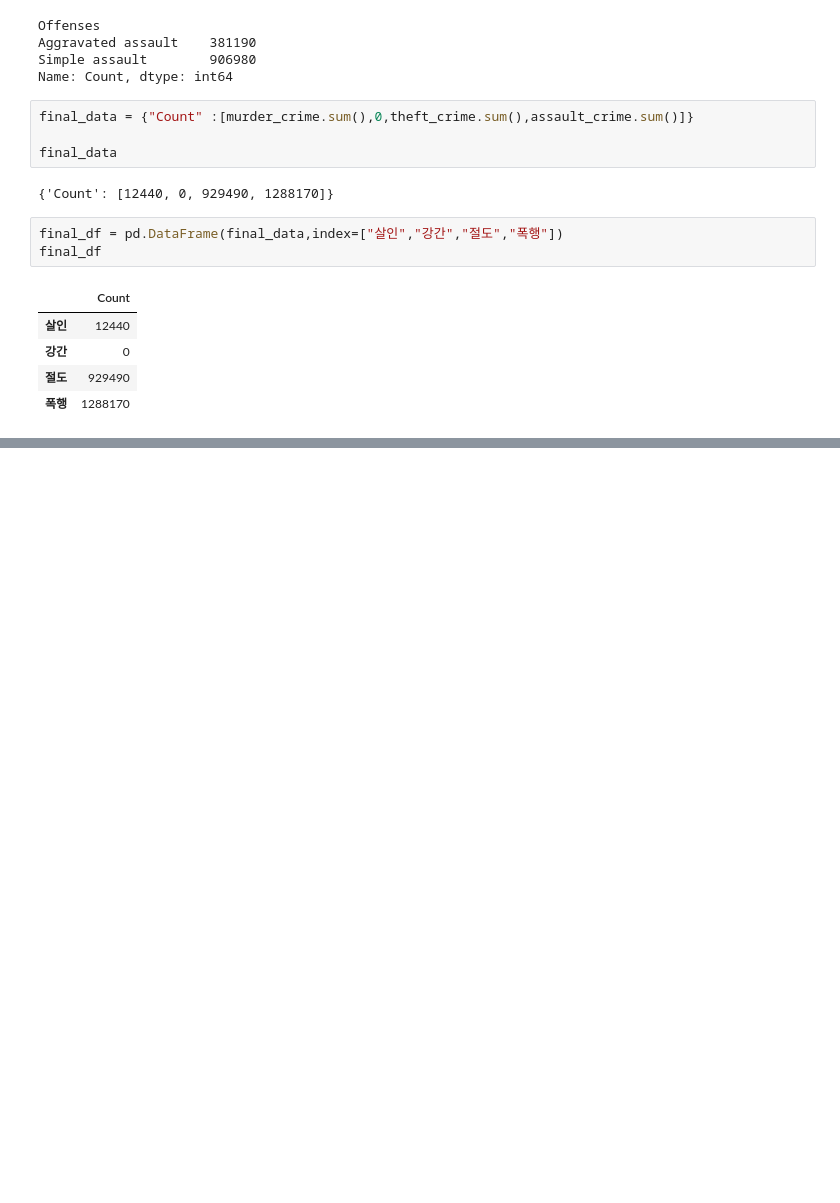
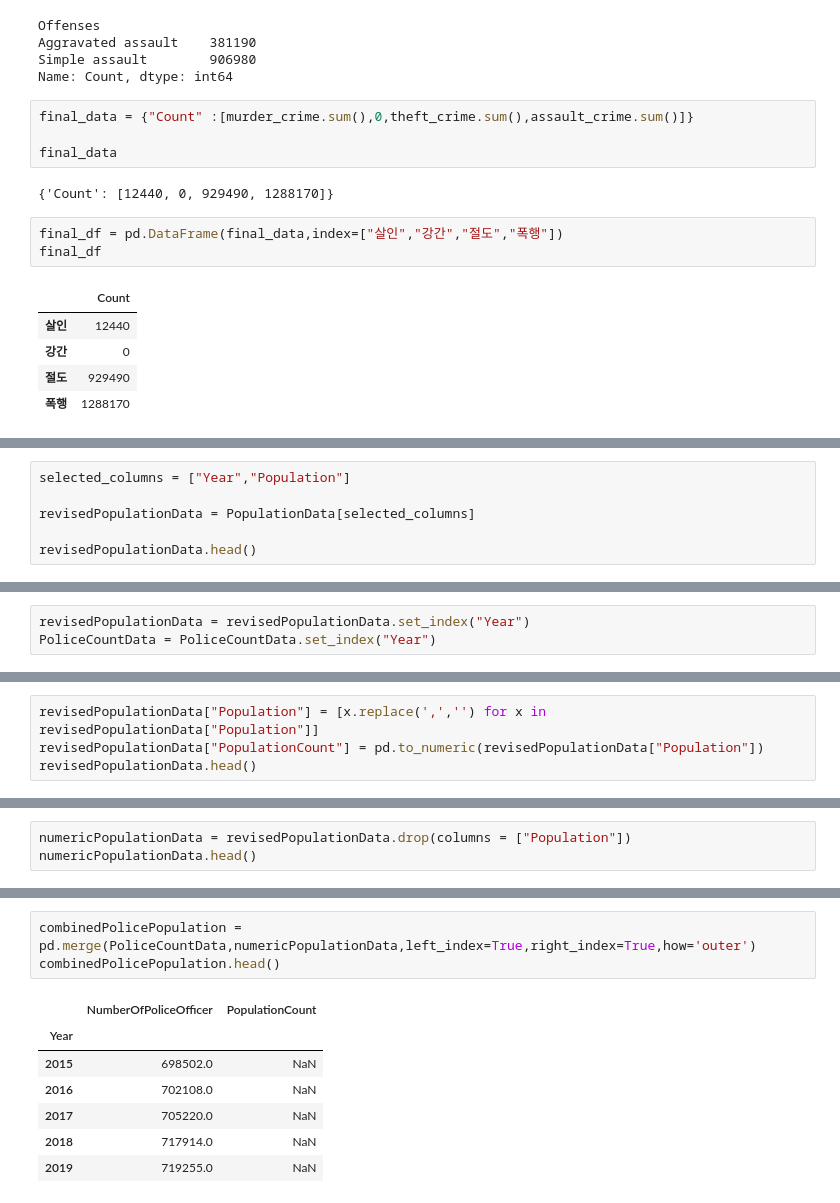
Before and after one commit to nickMingi/CrimeRateByCountry2024, a Jupyter notebook: CrimeCountPreProcessing.ipynb, the cells around one changed output, grey strips where cells are left out. Cells and saved outputs as stored; diff of their text form; blank space fills up the shorter version.

```diff
--- a/CrimeCountPreProcessing.ipynb
+++ b/CrimeCountPreProcessing.ipynb
@@ -140,0 +180,6 @@ final_df
+# %%
+selected_columns = ["Year","Population"]
+
+revisedPopulationData = PopulationData[selected_columns]
+
+revisedPopulationData.head()
@@ -140,0 +201,3 @@ final_df
+# %%
+revisedPopulationData = revisedPopulationData.set_index("Year")
+PoliceCountData = PoliceCountData.set_index("Year")
@@ -140,0 +220,4 @@ final_df
+# %%
+revisedPopulationData["Population"] = [x.replace(',','') for x in revisedPopulationData["Population"]]
+revisedPopulationData["PopulationCount"] = pd.to_numeric(revisedPopulationData["Population"])
+revisedPopulationData.head()
@@ -140,0 +231,3 @@ final_df
+# %%
+numericPopulationData = revisedPopulationData.drop(columns = ["Population"])
+numericPopulationData.head()
@@ -140,0 +241,11 @@ final_df
+# %%
+combinedPolicePopulation = pd.merge(PoliceCountData,numericPopulationData,left_index=True,right_index=True,how='outer')
+combinedPolicePopulation.head()
+# %% [output]
+|  | NumberOfPoliceOfficer | PopulationCount |
+| Year |  |  |
+| 2015 | 698502.0 | NaN |
+| 2016 | 702108.0 | NaN |
+| 2017 | 705220.0 | NaN |
+| 2018 | 717914.0 | NaN |
+| 2019 | 719255.0 | NaN |
```
Also changed, not shown: parts of 23 cells of this notebook.
